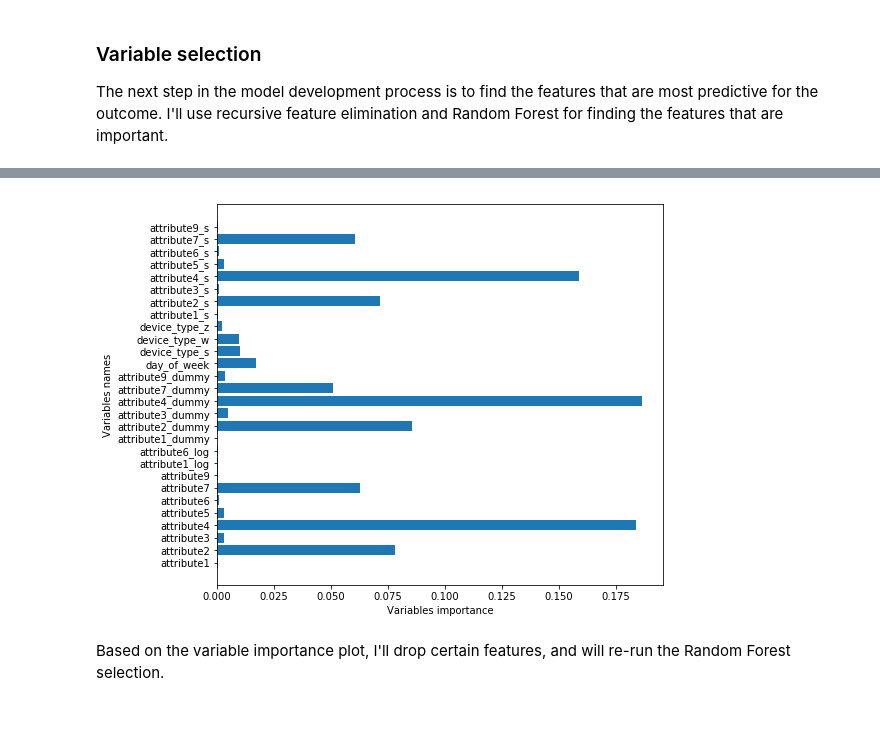
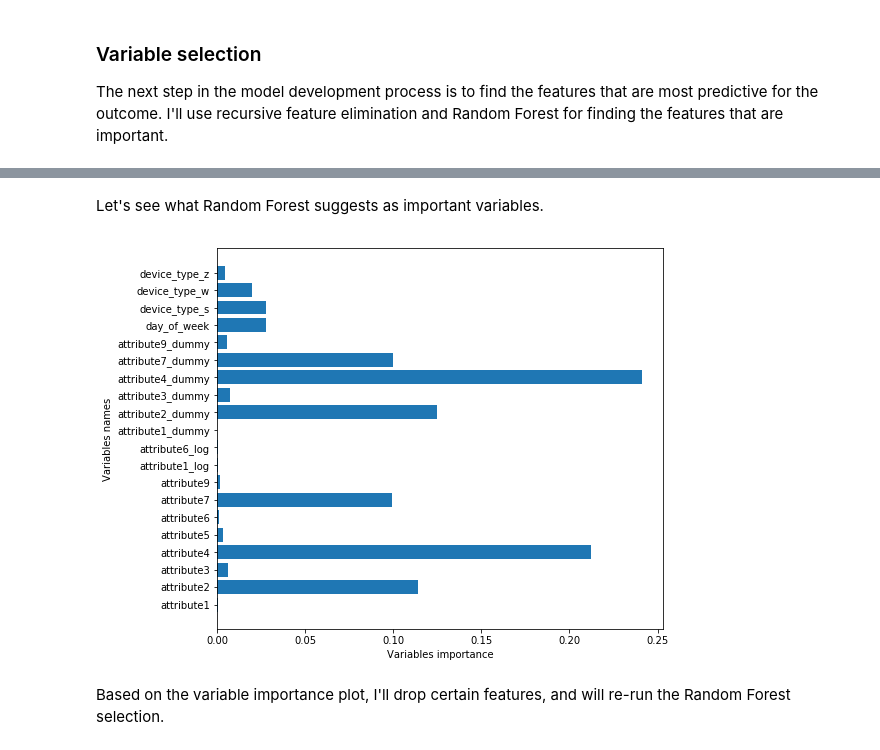
Before and after one commit to vatodorov/ImbalancedDataModels, a Jupyter notebook: ml_models_pipeline_wip.ipynb, the cells around one changed output, grey strips where cells are left out. Cells and saved outputs as stored; diff of their text form; code cells hidden in the pictures; blank space fills up the shorter version.

```diff
--- a/ml_models_pipeline_wip.ipynb
+++ b/ml_models_pipeline_wip.ipynb
@@ -163,7 +166,7 @@ def modelAccuracyStats(model, modeling_method, _x_train, _y_train, _x_validate,
 ### Read in the data and print out the header
 # %%
 # Read in the data and print out the header
-device_data = pd.read_csv(selectOS("mac"))
+device_data = pd.read_csv(selectOS("win"))
 
 # Check if the number of rows is as expected
 print (len(device_data))
@@ -545,7 +542,14 @@ There are multiple methods to adjust imbalanced datasets
 # %%
-sm = SMOTE(ratio = "minority", random_state = 7894)
+# Use Synthetic Minority Oversampling (SMOTE) to balance the datasets
+sm_params = {"ratio": "minority",
+             "random_state": 7894}
+
+sm = SMOTE(**sm_params)
 _x_train, _y_train = sm.fit_sample(x_train, y_train)
 
 x_train_w = pd.DataFrame(_x_train,
                          columns = list(x_train.columns))
 y_train_w = pd.Series(_y_train)
+
+# Check the counts - should have the same counts of failures and non-failures
+y_train_w.value_counts()
@@ -563,8 +564,3 @@ y_validate = y_validate
-# %%
-# REMOVE ALL THE SCALED FEATURES
-drop_col = ["attribute1_s", "attribute2_s", "attribute3_s", "attribute4_s", "attribute5_s", "attribute6_s",
-            "attribute7_s", "attribute9_s"]
-x_train = x_train_vs = x_train.drop(drop_col, axis = 1)
 # %% [markdown]
 ### Variable selection
 The next step in the model development process is to find the features that are most predictive for the outcome. I'll use recursive feature elimination and Random Forest for finding the features that are important.
@@ -598,28 +620,31 @@ Let's see what Random Forest suggests as important variables.
+# %% [markdown]
+Let's see what Random Forest suggests as important variables.
 # %%
 # 2) Variable selection using the feature importance from Random Forest
 # At this step Random Forest is used only as a feature selection method. I'll obtain the feature importance from RF
 # At a later stage, I'll also use Random Forest as a classification model
 
 rf_vs_params = {"n_estimators": 1000,             # From prior experience I've noticed that a few hundred trees are usually enough for small datasets
                 "random_state": 0,
-                "max_depth": 3,                  # We don't have much observations, so that's why I set max tree depth to 3
-                "class_weight": "balanced"}      # parameter to adjust for the imbalanced dataset
+                "max_depth": 3                  # We don't have much observations, so that's why I set max tree depth to 3
+                #,"class_weight": "balanced"      # Note needed when the dataset has been balanced with SMOTE
+               }
 
 model_rf_vs = RandomForestClassifier(**rf_vs_params)
 model_rf_vs.fit(x_train_vs, y_train)
 
 # Plot the feature importance values
 def plotFeatureImportance(model, x_data):
     plt.figure(figsize = (8, 7))
     num_features = len(list(x_data.columns))
     plt.barh(range(num_features), model.feature_importances_)
     plt.yticks(np.arange(num_features), list(x_data.columns))
     plt.xlabel("Variables importance")
     plt.ylabel("Variables names")
 
 plotFeatureImportance(model_rf_vs, x_train_vs)
 # %% [output]
-[figure, old version]
+[figure, new version]
 # %% [markdown]
 Based on the variable importance plot, I'll drop certain features, and will re-run the Random Forest selection.
 # %%
```
Also changed, not shown: parts of 35 cells of this notebook, 1 other file.
